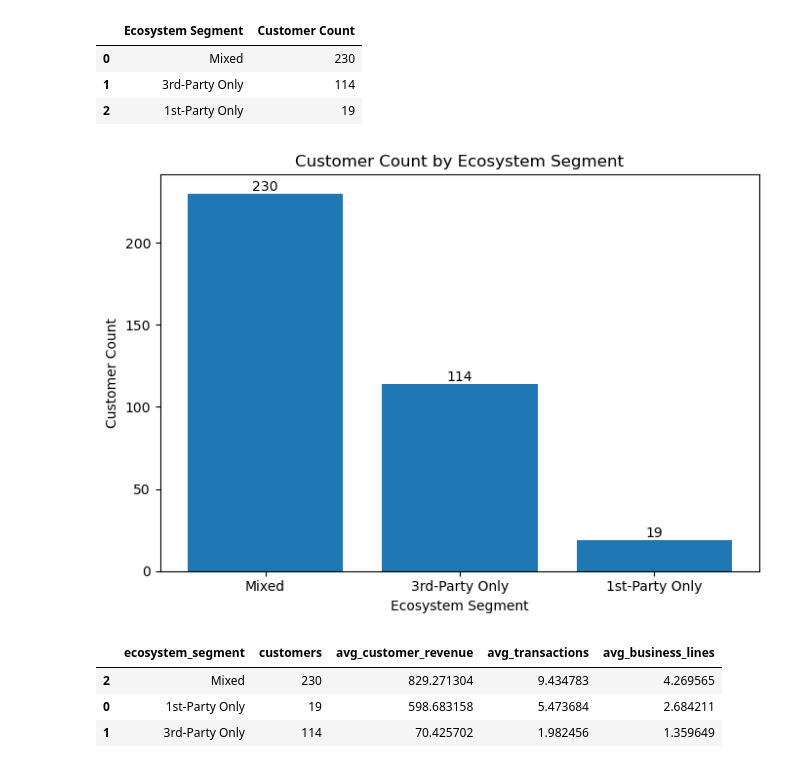
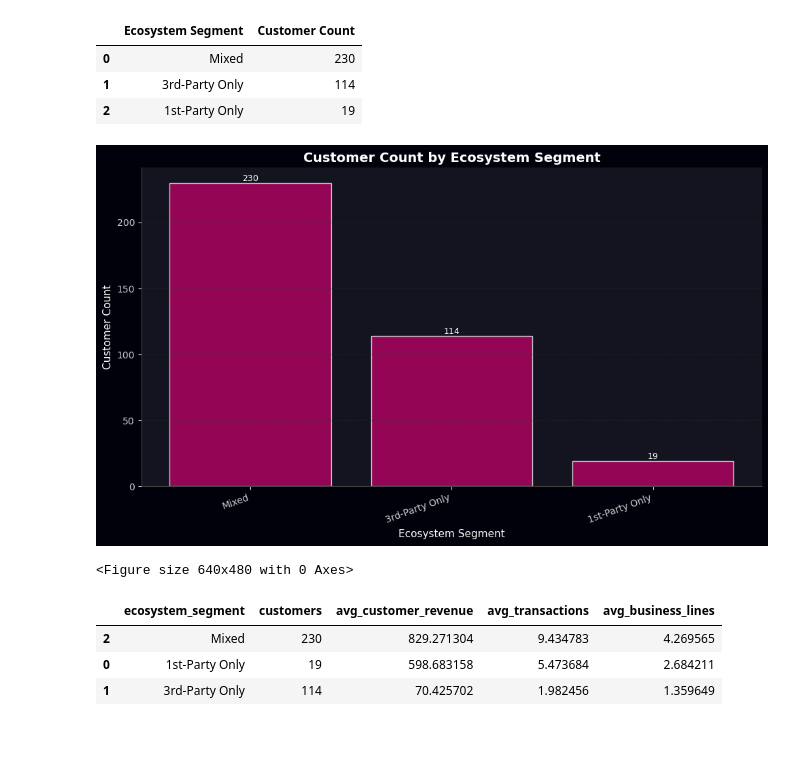
Before and after one commit to benjamint24/ITC-2026, a Jupyter notebook: ben_itc_eda.ipynb, the cells around one changed output. Drawn from its saved outputs; the diff is of its cells as text; code cells hidden in the pictures; blank space fills up the shorter version.

Commit message:
Fixed visuals
changed palette, redid and saved into Visuals

```diff
--- a/ben_itc_eda.ipynb
+++ b/ben_itc_eda.ipynb
@@ -240,17 +295,30 @@ ecosystem_counts
 | 1 | 3rd-Party Only | 114 |
 | 2 | 1st-Party Only | 19 |
 # %%
-plt.figure(figsize=(7, 5))
-bars = plt.bar(ecosystem_counts["Ecosystem Segment"], ecosystem_counts["Customer Count"])
+plt.figure(figsize=FIGSIZE)
 
-plt.title("Customer Count by Ecosystem Segment")
-plt.xlabel("Ecosystem Segment")
-plt.ylabel("Customer Count")
-plt.bar_label(bars)
+bars = plt.bar(
+    ecosystem_counts["Ecosystem Segment"],
+    ecosystem_counts["Customer Count"],
+    color=PALETTE[1],
+    edgecolor=EDGE_COLOR,
+    alpha=BAR_ALPHA
+)
+
+plt.title("Customer Count by Ecosystem Segment", fontsize=TITLE_SIZE, weight="bold")
+plt.xlabel("Ecosystem Segment", fontsize=LABEL_SIZE)
+plt.ylabel("Customer Count", fontsize=LABEL_SIZE)
+plt.xticks(rotation=ROTATION, ha="right", fontsize=TICK_SIZE)
+plt.yticks(fontsize=TICK_SIZE)
+plt.grid(axis="y", alpha=GRID_ALPHA)
+
+plt.bar_label(bars, fontsize=BAR_LABEL_SIZE)
 plt.tight_layout()
 plt.show()
+plt.savefig("Visuals/ben_customer_count_ecosystem.png", dpi=300, bbox_inches="tight")
 # %% [output]
-[figure, old version]
+[figure, new version]
+<Figure size 640x480 with 0 Axes>
 # %%
 # merge ecosystem segment back to customer revenue and channel breadth
 customer_metrics = (
```
Also changed, not shown: parts of 4 cells of this notebook, 15 other files.
